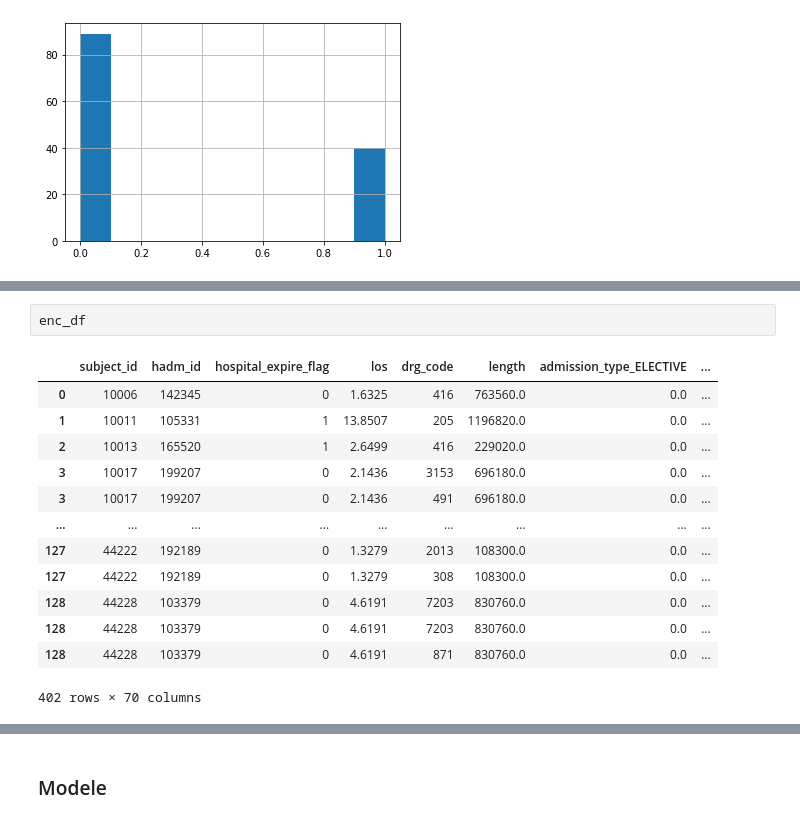
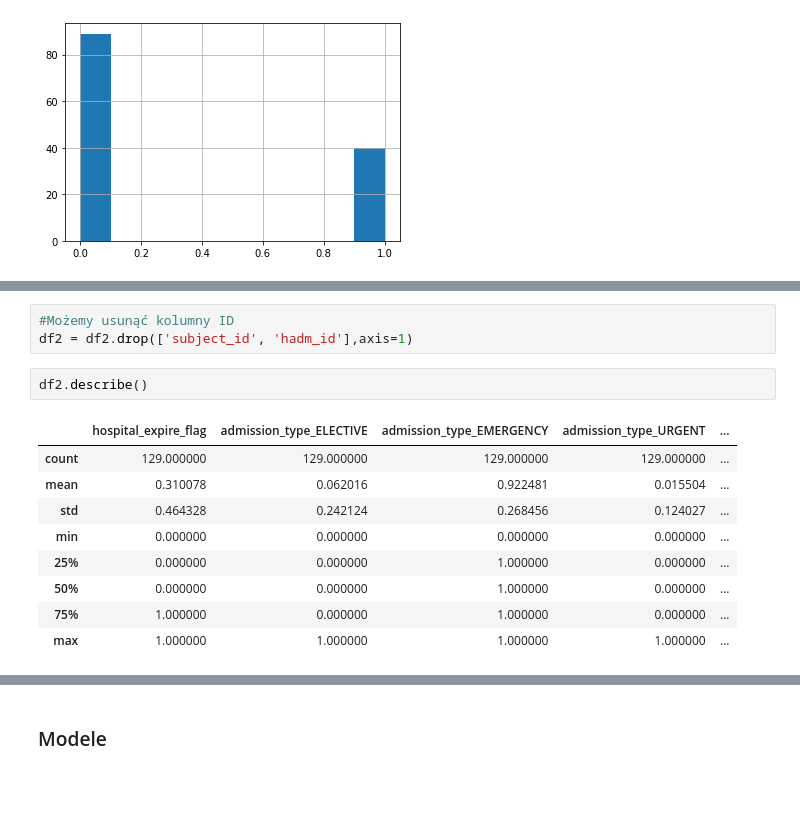
Before and after one commit to okcze/WB2021_projekt, a Jupyter notebook: PD3.ipynb, the cells around one changed output, grey strips where cells are left out. Cells and saved outputs as stored; diff of their text form; blank space fills up the shorter version.

```diff
--- a/PD3.ipynb
+++ b/PD3.ipynb
@@ -271,16 +185,15 @@ enc_df = df.join(enc_df).drop(columns_to_encode, axis = 1)
-# %%
-enc_df
-# %% [output]
-|  | subject_id | hadm_id | hospital_expire_flag | los | drg_code | length | admission_type_ELECTIVE | ... |
-| 0 | 10006 | 142345 | 0 | 1.6325 | 416 | 763560.0 | 0.0 | ... |
-| 1 | 10011 | 105331 | 1 | 13.8507 | 205 | 1196820.0 | 0.0 | ... |
-| 2 | 10013 | 165520 | 1 | 2.6499 | 416 | 229020.0 | 0.0 | ... |
-| 3 | 10017 | 199207 | 0 | 2.1436 | 3153 | 696180.0 | 0.0 | ... |
-| 3 | 10017 | 199207 | 0 | 2.1436 | 491 | 696180.0 | 0.0 | ... |
-| ... | ... | ... | ... | ... | ... | ... | ... | ... |
-| 127 | 44222 | 192189 | 0 | 1.3279 | 2013 | 108300.0 | 0.0 | ... |
-| 127 | 44222 | 192189 | 0 | 1.3279 | 308 | 108300.0 | 0.0 | ... |
-| 128 | 44228 | 103379 | 0 | 4.6191 | 7203 | 830760.0 | 0.0 | ... |
-| 128 | 44228 | 103379 | 0 | 4.6191 | 7203 | 830760.0 | 0.0 | ... |
-| 128 | 44228 | 103379 | 0 | 4.6191 | 871 | 830760.0 | 0.0 | ... |
-402 rows × 70 columns
+# %%
+#Możemy usunąć kolumny ID
+df2 = df2.drop(['subject_id', 'hadm_id'],axis=1)
+# %%
+df2.describe()
+# %% [output]
+|  | hospital_expire_flag | admission_type_ELECTIVE | admission_type_EMERGENCY | admission_type_URGENT | ... |
+| count | 129.000000 | 129.000000 | 129.000000 | 129.000000 | ... |
+| mean | 0.310078 | 0.062016 | 0.922481 | 0.015504 | ... |
+| std | 0.464328 | 0.242124 | 0.268456 | 0.124027 | ... |
+| min | 0.000000 | 0.000000 | 0.000000 | 0.000000 | ... |
+| 25% | 0.000000 | 0.000000 | 1.000000 | 0.000000 | ... |
+| 50% | 0.000000 | 0.000000 | 1.000000 | 0.000000 | ... |
+| 75% | 1.000000 | 0.000000 | 1.000000 | 0.000000 | ... |
+| max | 1.000000 | 1.000000 | 1.000000 | 1.000000 | ... |
```
Also changed, not shown: parts of 61 cells of this notebook.
